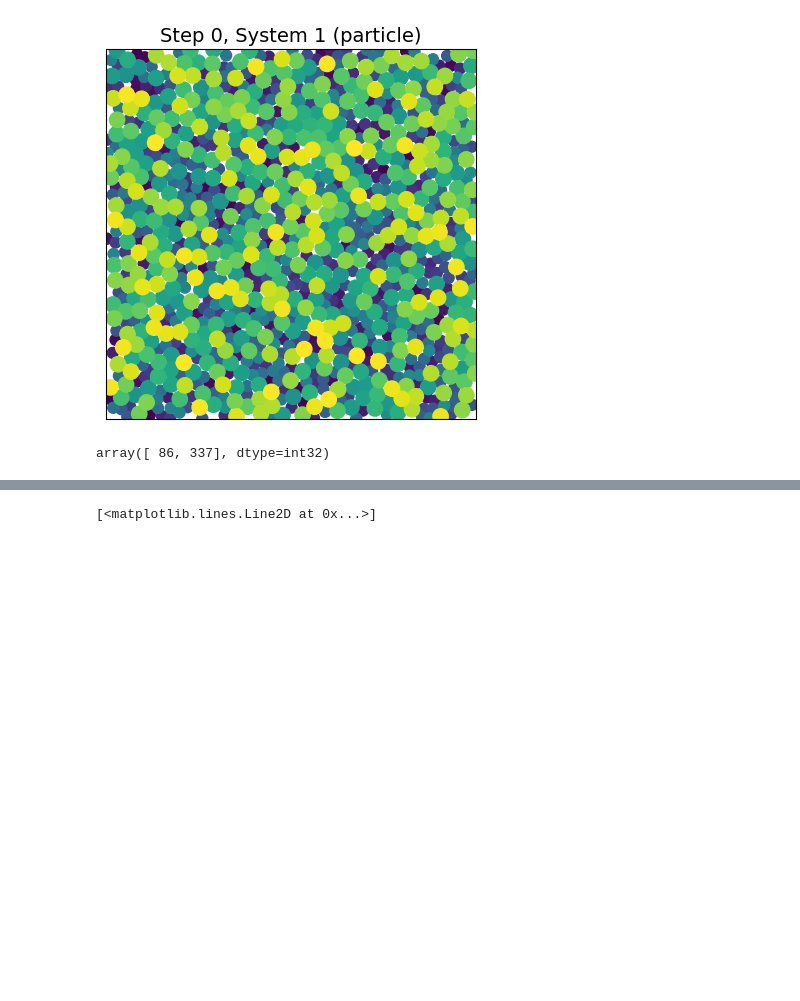
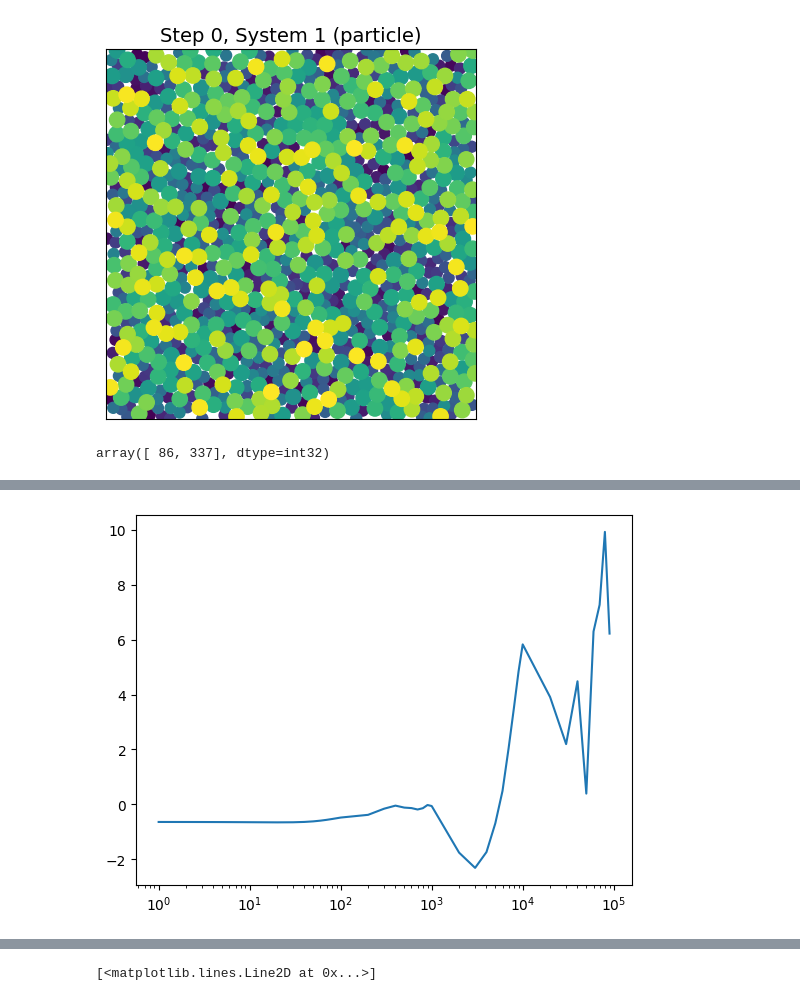
Before and after one commit to mmccraw98/notebooks-fall-25, a Jupyter notebook: 10/calculate-shear-modulus/analyze.ipynb, the cells around one changed output, grey strips where cells are left out. Saved outputs shown, nothing was run; the diff lists cells and outputs as text; code cells hidden in the pictures; blank space fills up the shorter version.

```diff
--- a/10/calculate-shear-modulus/analyze.ipynb
+++ b/10/calculate-shear-modulus/analyze.ipynb
@@ -397,0 +613,5 @@ plt.plot(r_bins, res.mean[0, 0, sid])
+# %%
+plt.plot(bins.values(), np.sum(S, axis=2)[:, sid])
+plt.xscale('log')
+# %% [output]
+[figure, added]
```
Also changed, not shown: parts of 19 cells of this notebook, 4 other files.
